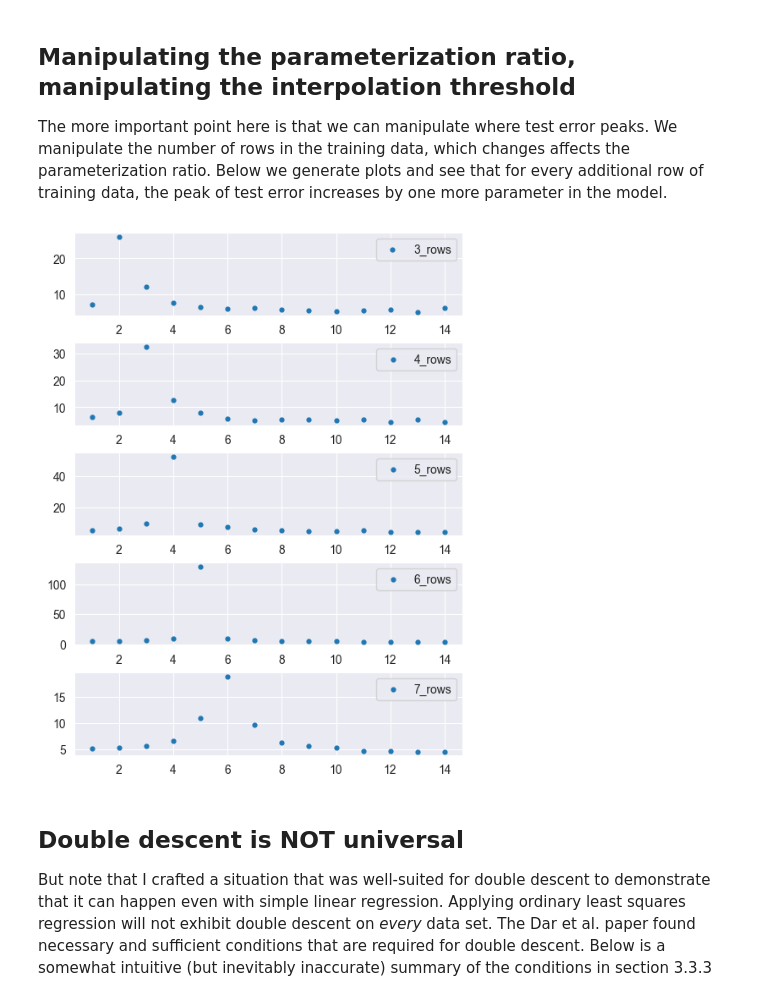
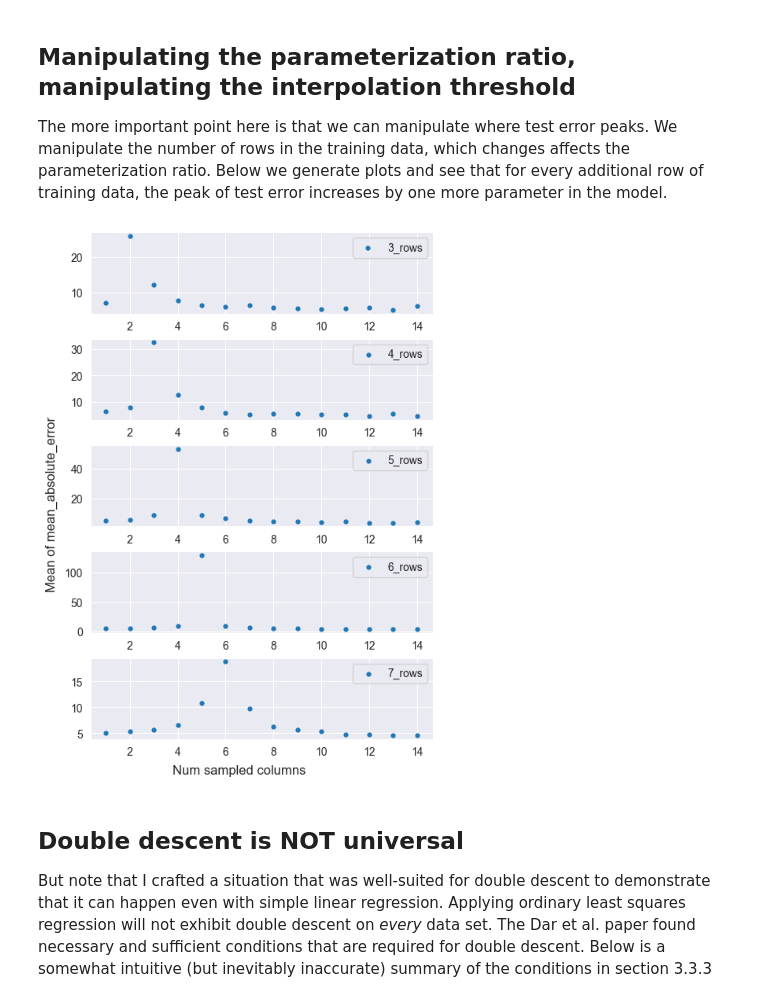
Before and after one commit to jeanimal/double_descent_dar, a Jupyter notebook: double_descent_mtcars_reg.ipynb, the cells around one changed output. Drawn from its saved outputs; the diff is of its cells as text; code cells hidden in the pictures.

Commit message:
Added x and y label to stacked graph

```diff
--- a/double_descent_mtcars_reg.ipynb
+++ b/double_descent_mtcars_reg.ipynb
@@ -404,23 +404,25 @@ The more important point here is that we can manipulate where test error peaks.
 # %%
 # New: try a range of number of rows to train on
 num_train_rows_list = range(3,8)
 
 # No need to make the plot too wide
 num_columns_list_with_rand = range(1, 15)
 # num_samples -> How much time to spand getting an accurate mean.
 num_samples = 100
 # Set rng seed for reproducibility.
 rng = np.random.default_rng(23)
 
-_, axs = plt.subplots(nrows=len(num_train_rows_list), ncols=1, constrained_layout=True, figsize=(5, 6.5))
+fig, axs = plt.subplots(nrows=len(num_train_rows_list), ncols=1, constrained_layout=True, figsize=(5, 7))
+fig.supxlabel('Num sampled columns')
+fig.supylabel('Mean of ' + metrics[0].metric_func.__name__)
 i = 0
 for num_train_rows in num_train_rows_list:
     metric_dict_with_rand = sample_eval.sample_and_calc_metrics_by_rows_and_cols(X_plus_rand, y, num_train_rows, num_columns_list=num_columns_list_with_rand, model=model, metric_tuples=metrics, num_samples=num_samples, replace=False, random_state=random_state)
     axs[i].scatter(num_columns_list_with_rand, np.mean(metric_dict_with_rand['test'], axis=0), label=f'{num_train_rows}_rows', s=12)
     axs[i].legend()
     i = i + 1
 # %% [output]
-[figure, old version]
+[figure, new version]
 # %% [markdown]
 ## Double descent is NOT universal
 
```
